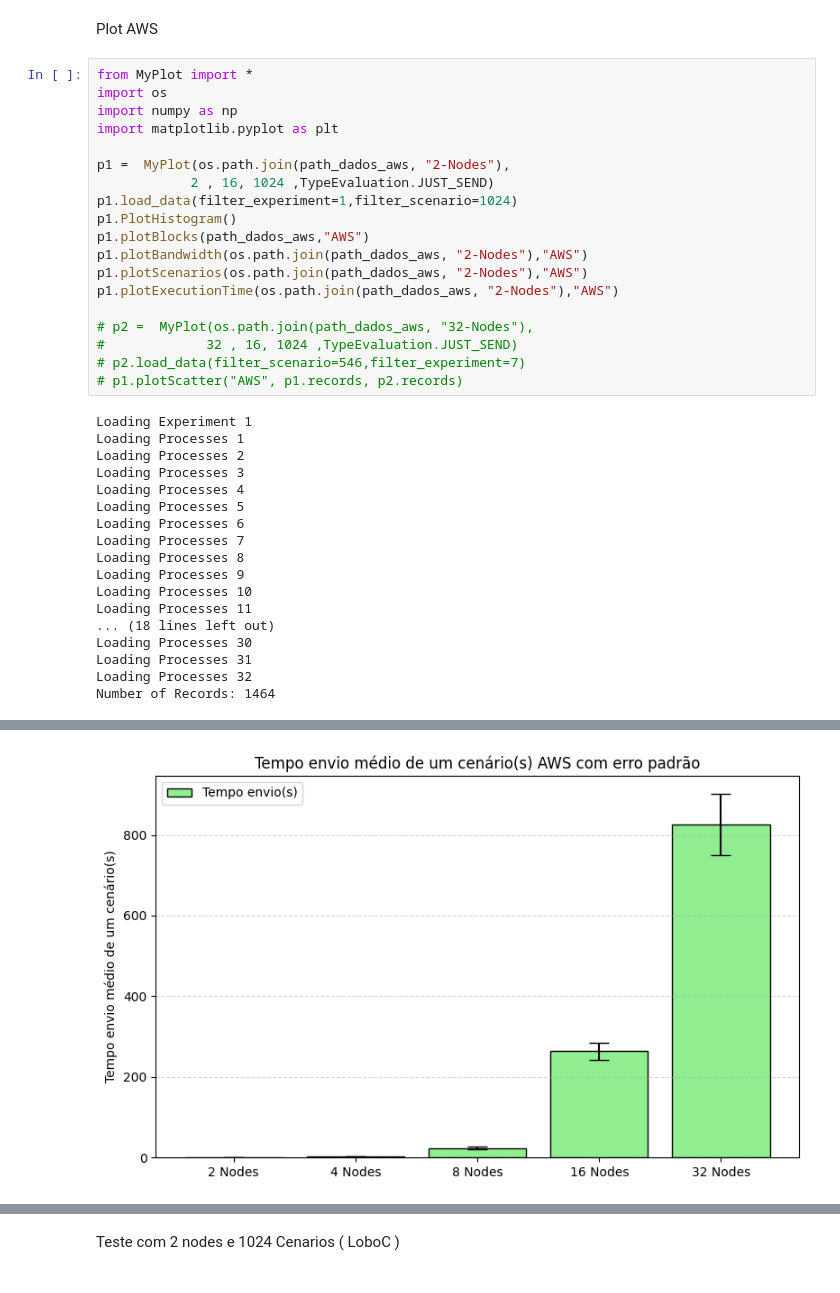
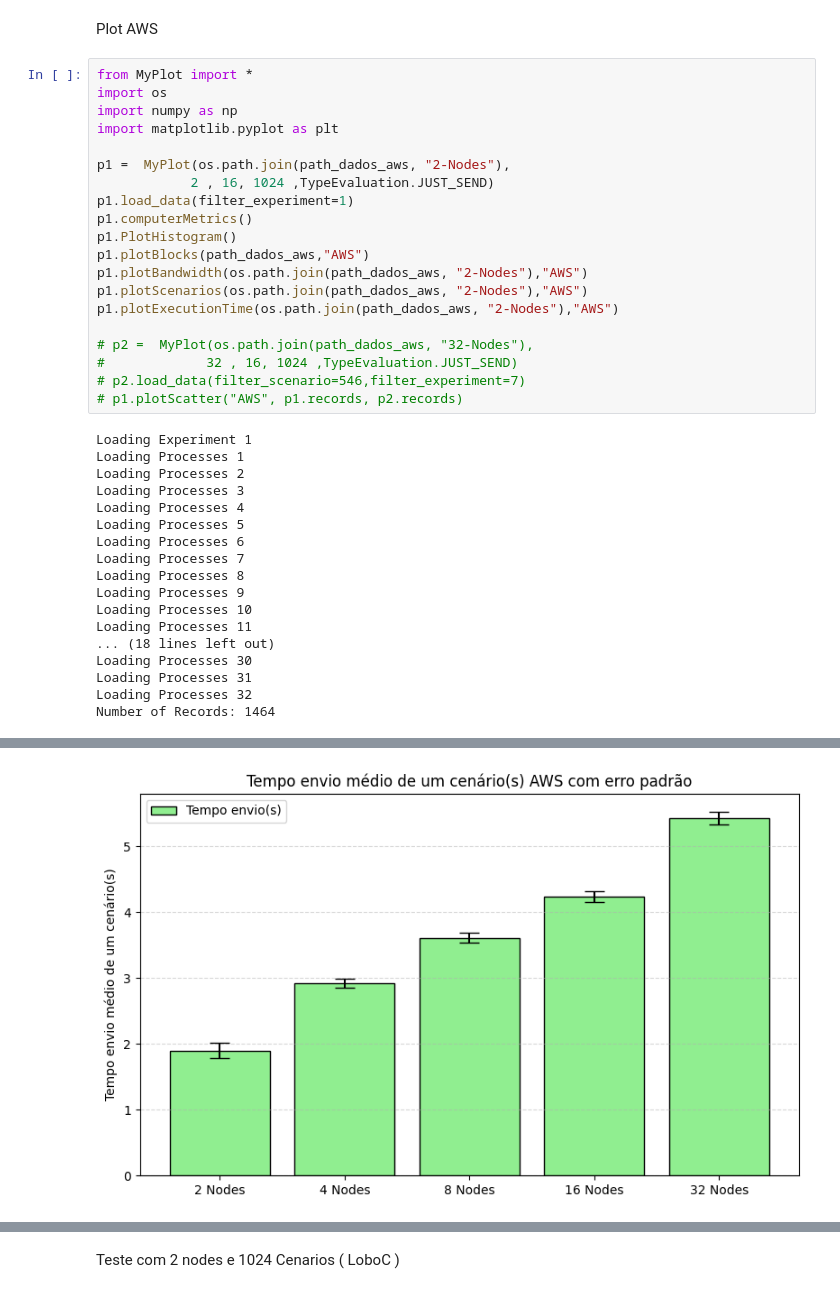
Before and after one commit to mbrcruz/PlotMPI, a Jupyter notebook: PlotResults/PlotResults.ipynb, the cells around one changed output, grey strips where cells are left out. Saved outputs shown, nothing was run; the diff lists cells and outputs as text.

```diff
--- a/PlotResults/PlotResults.ipynb
+++ b/PlotResults/PlotResults.ipynb
@@ -57,7 +57,8 @@ import matplotlib.pyplot as plt
 
 p1 =  MyPlot(os.path.join(path_dados_aws, "2-Nodes"),
             2 , 16, 1024 ,TypeEvaluation.JUST_SEND)
-p1.load_data(filter_experiment=1,filter_scenario=1024)
+p1.load_data(filter_experiment=1)
+p1.computerMetrics()
 p1.PlotHistogram()
 p1.plotBlocks(path_dados_aws,"AWS")
 p1.plotBandwidth(os.path.join(path_dados_aws, "2-Nodes"),"AWS")
@@ -92 +93 @@ Number of Records: 1464
-[figure, old version]
+[figure, new version]
```
Also changed, not shown: parts of 1 cell of this notebook, 1 other file.
